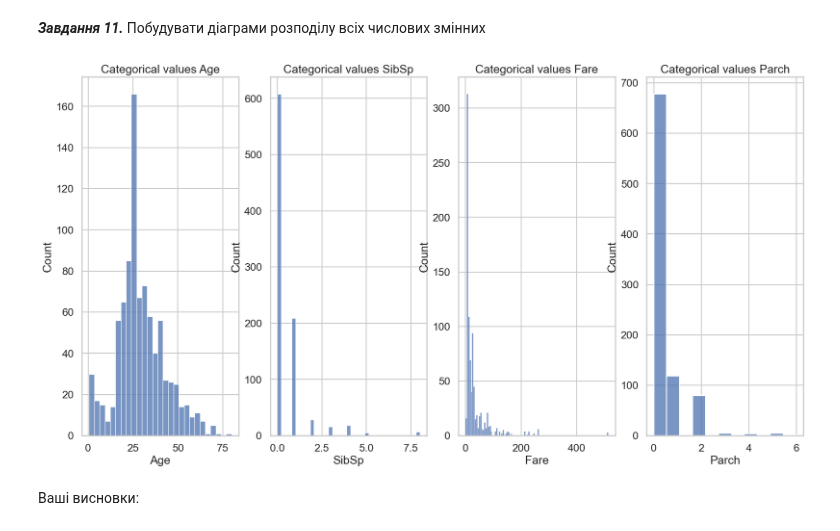
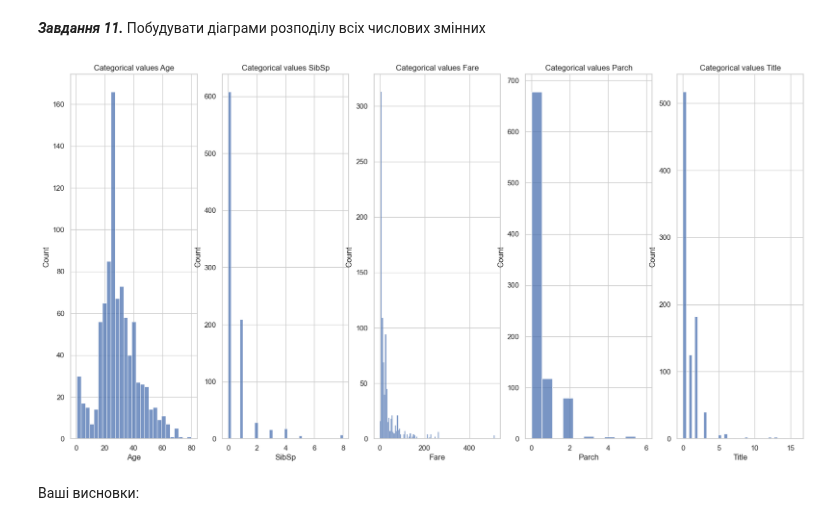
Before and after one commit to Prosik2205/OSHI, a Jupyter notebook: Task3_basic_ai_ad_prosimyak_oleksander.ipynb, the cells around one changed output. Cells and saved outputs as stored; diff of their text form; code cells hidden in the pictures.

```diff
--- a/Task3_basic_ai_ad_prosimyak_oleksander.ipynb
+++ b/Task3_basic_ai_ad_prosimyak_oleksander.ipynb
@@ -218,7 +218,7 @@ print(dataset[['Family_size', 'Alone']])
 ***Завдання 8:*** Видалити атрибути які є ***НЕрелевантними*** або містять багато пропущених значень. Аргументувати свій вибір.
 # %%
 dataset = dataset.drop('PassengerId' , axis =1)
-dataset = dataset.drop('Name' , axis =1)
+# dataset = dataset.drop('Name' , axis =1)
 dataset = dataset.drop('Ticket' , axis =1)
 dataset = dataset.drop('Cabin' , axis =1)
 # %% [markdown]
@@ -234,0 +228,12 @@ dataset = dataset.drop('Cabin' , axis =1)
+# %%
+dataset["Title"] = dataset["Name"].apply(lambda name: name.split(".")[0].split(",")[-1].strip())
+
+titles_map = {title: ind for ind, title in enumerate(dataset['Title'].unique())}
+sex_map = {"female": 1, "male": 0}
+embarked_map = {"S": 1, "Q": 2, "C": 3}
+
+dataset["Title"] = dataset["Title"].map(titles_map)
+dataset["Sex"] = dataset["Sex"].map(sex_map)
+dataset["Embarked"] = dataset["Embarked"].map(embarked_map)
+
+print(dataset[['Sex','Embarked','Title']])
@@ -257,17 +277,17 @@ plt.show()
 # %% [markdown]
 ***Завдання 11.*** Побудувати діаграми розподілу всіх числових змінних
 # %%
-numbers = ['Age','SibSp','Fare','Parch']
+numbers = ['Age','SibSp','Fare','Parch','Title']
 plt.figure(figsize=(20,10))
 for i,var in enumerate(numbers,1):
     plt.subplot(1,len(numbers),i)
     sns.histplot(dataset[var])
     plt.title(f'Categorical values {var}')
     plt.xlabel(var)
     plt.ylabel('Count')
 plt.show()
 # %% [output]
-[figure, old version]
+[figure, new version]
 # %% [markdown]
 Ваші висновки:
 # %% [markdown]
```
Also changed, not shown: parts of 4 cells of this notebook.
